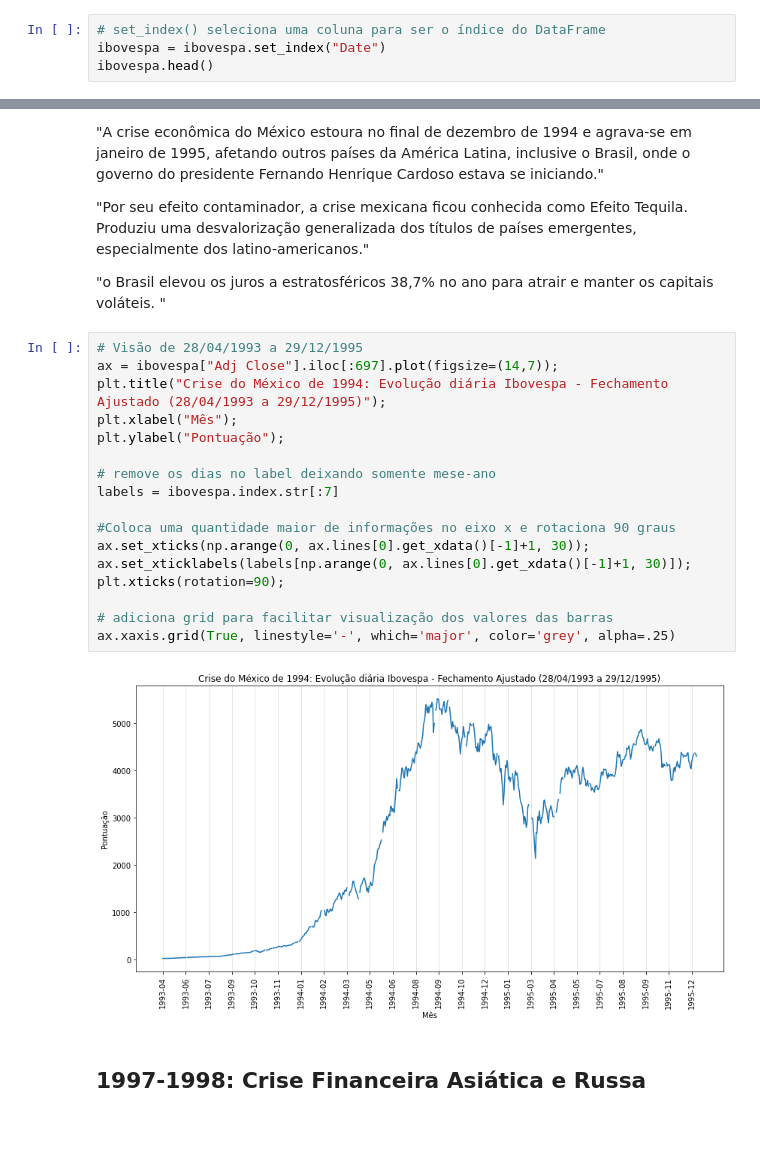
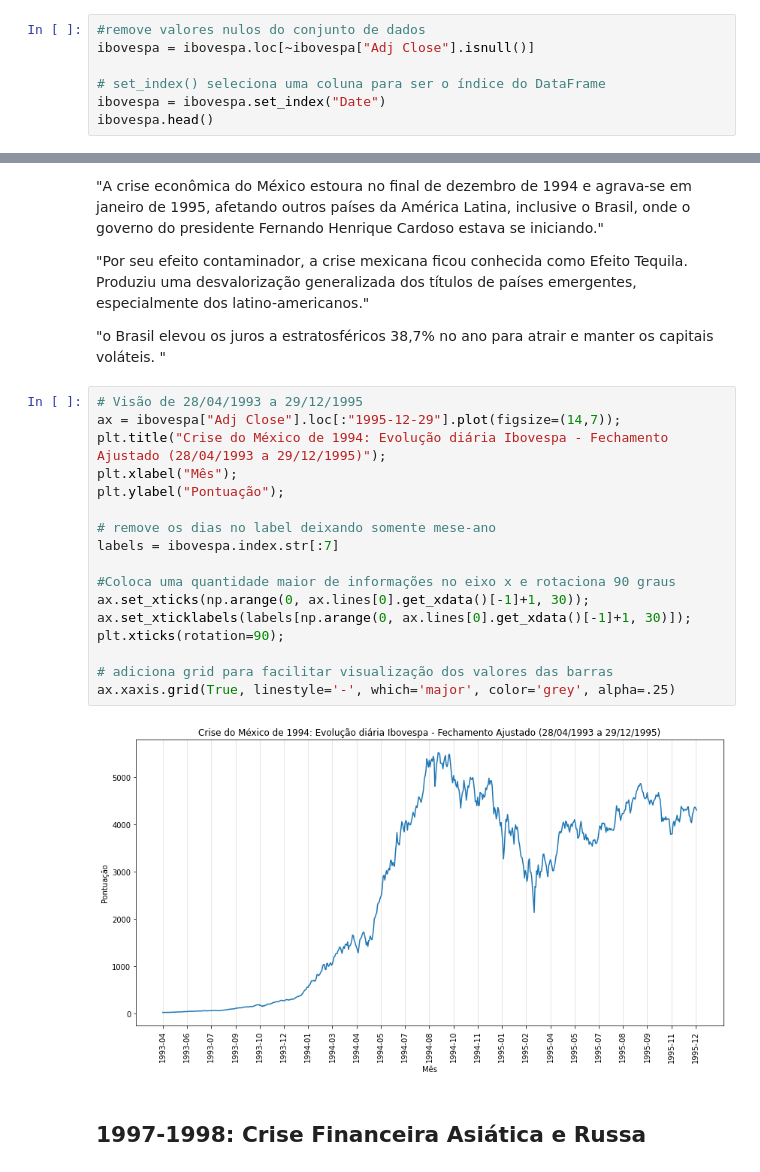
Before and after one commit to deboraaires/analise_Ibovespa, a Jupyter notebook: Análise_do_IBOVESPA.ipynb, the cells around one changed output, grey strips where cells are left out. Drawn from its saved outputs; the diff is of its cells as text; blank space fills up the shorter version.

```diff
--- a/Análise_do_IBOVESPA.ipynb
+++ b/Análise_do_IBOVESPA.ipynb
@@ -57,6 +57,9 @@ ibovespa.head()
 | 3 | 1993-05-03 | 24.100000 | 24.400000 | 23.799999 | 24.100000 | 24.100000 | 0.0 |
 | 4 | 1993-05-04 | 24.100000 | 25.000000 | 24.100000 | 24.900000 | 24.900000 | 0.0 |
 # %%
+#remove valores nulos do conjunto de dados
+ibovespa = ibovespa.loc[~ibovespa["Adj Close"].isnull()]
+
 # set_index() seleciona uma coluna para ser o índice do DataFrame
 ibovespa = ibovespa.set_index("Date")
 ibovespa.head()
@@ -113,23 +118,23 @@ O atrelamento do peso ao dólar pelo governo Salinas estimulou as importações,
 "o Brasil elevou os juros a estratosféricos 38,7% no ano para atrair e manter os capitais voláteis. "
 # %%
 # Visão de 28/04/1993 a 29/12/1995
-ax = ibovespa["Adj Close"].iloc[:697].plot(figsize=(14,7));
+ax = ibovespa["Adj Close"].loc[:"1995-12-29"].plot(figsize=(14,7));
 plt.title("Crise do México de 1994: Evolução diária Ibovespa - Fechamento Ajustado (28/04/1993 a 29/12/1995)");
 plt.xlabel("Mês");
 plt.ylabel("Pontuação");
 
 # remove os dias no label deixando somente mese-ano
 labels = ibovespa.index.str[:7]
 
 #Coloca uma quantidade maior de informações no eixo x e rotaciona 90 graus
 ax.set_xticks(np.arange(0, ax.lines[0].get_xdata()[-1]+1, 30));
 ax.set_xticklabels(labels[np.arange(0, ax.lines[0].get_xdata()[-1]+1, 30)]);
 plt.xticks(rotation=90);
 
 # adiciona grid para facilitar visualização dos valores das barras
 ax.xaxis.grid(True, linestyle='-', which='major', color='grey', alpha=.25)
 # %% [output]
-[figure, old version]
+[figure, new version]
 # %% [markdown]
 ## 1997-1998: Crise Financeira Asiática e Russa
 # %% [markdown]
```
Also changed, not shown: parts of 5 cells of this notebook.
